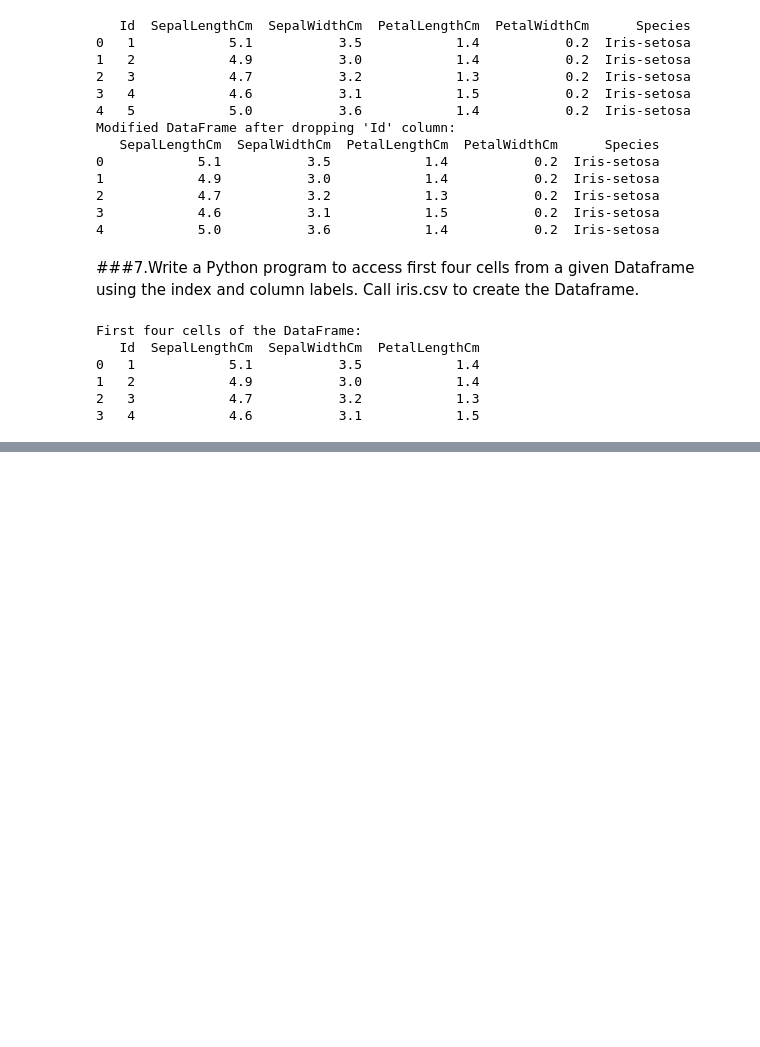
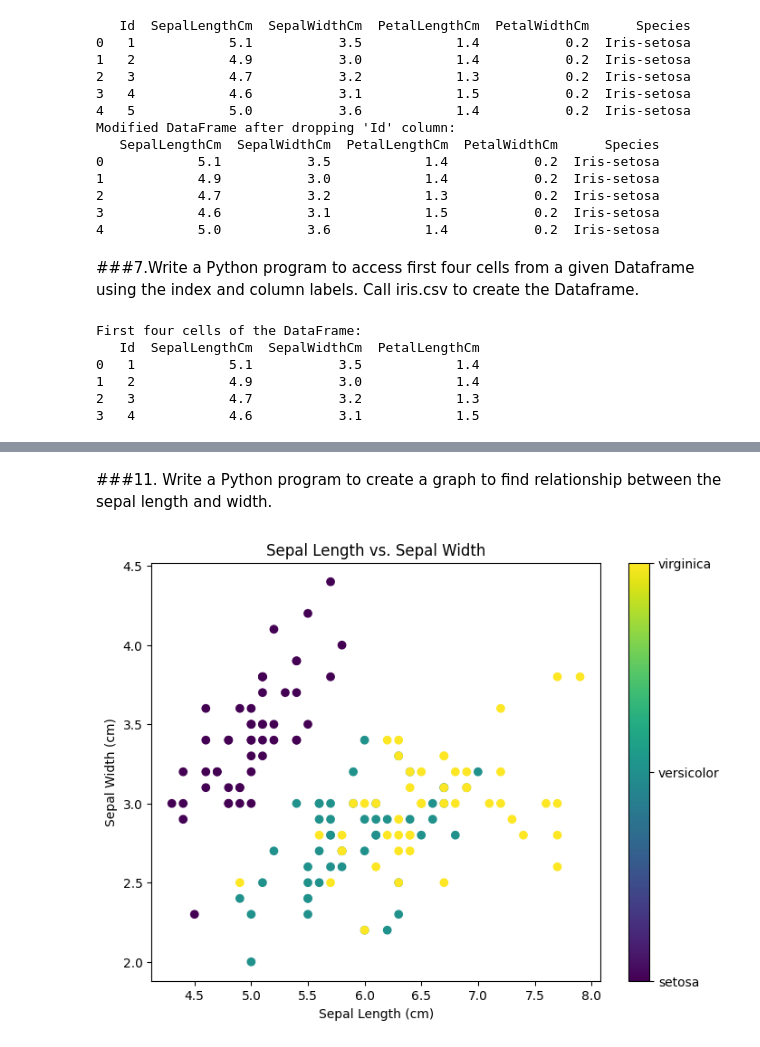
Before and after one commit to GodishalaAshwith/MachineLearningLab, a Jupyter notebook: ML.ipynb, the cells around one changed output, grey strips where cells are left out. Saved outputs shown, nothing was run; the diff lists cells and outputs as text; code cells hidden in the pictures; blank space fills up the shorter version.

```diff
--- a/ML.ipynb
+++ b/ML.ipynb
@@ -463,0 +555,25 @@ First four cells of the DataFrame:
+# %% [markdown]
+
+###11. Write a Python program to create a graph to find relationship between the sepal length and width.
+# %%
+import matplotlib.pyplot as plt
+
+# Create a scatter plot for sepal length vs. sepal width
+plt.figure(figsize=(8, 6))
+plt.scatter(iris_df['sepal length (cm)'], iris_df['sepal width (cm)'], c=iris.target, cmap='viridis')
+
+# Add labels and title
+plt.xlabel('Sepal Length (cm)')
+plt.ylabel('Sepal Width (cm)')
+plt.title('Sepal Length vs. Sepal Width')
+
+# Add a colorbar to show the species
+cbar = plt.colorbar()
+cbar.set_ticks([0, 1, 2])
+cbar.set_ticklabels(iris.target_names)
+
+
+# Display the plot
+plt.show()
+# %% [output]
+[figure, added]
```
Also changed, not shown: parts of 30 cells of this notebook.
